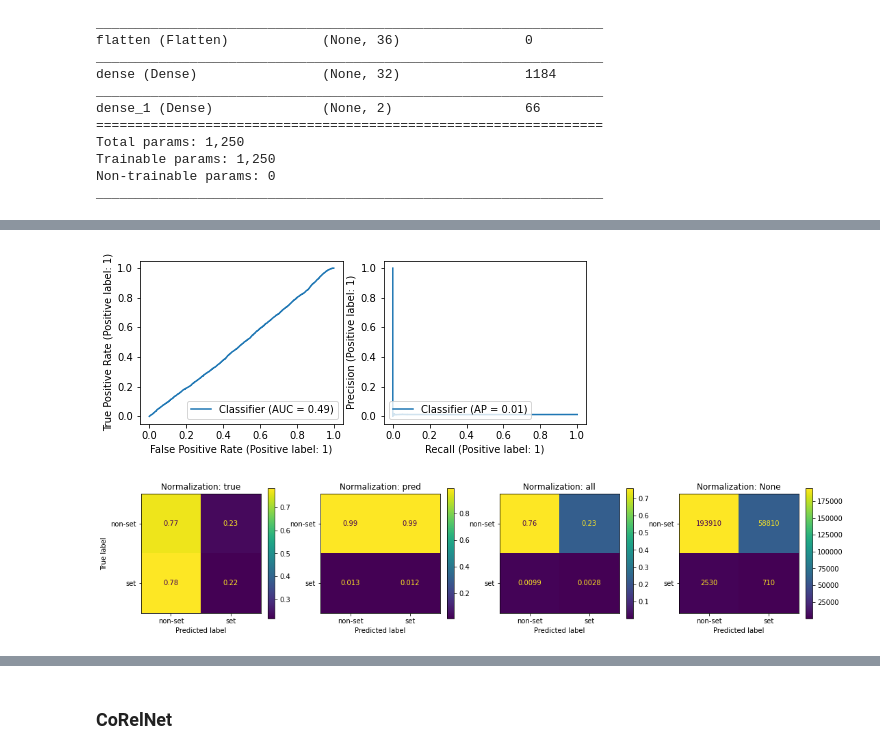
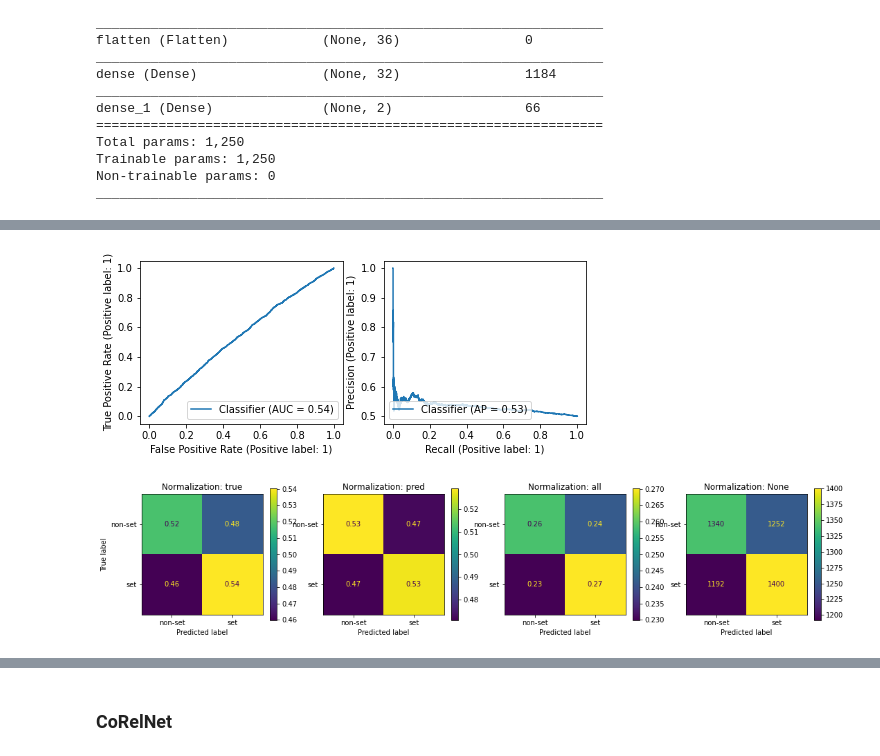
Before and after one commit to Awni00/relational-convolutions, a Jupyter notebook: experiments/set-experiments.ipynb, the cells around one changed output, grey strips where cells are left out. Drawn from its saved outputs; the diff is of its cells as text; code cells hidden in the pictures.

```diff
--- a/experiments/set-experiments.ipynb
+++ b/experiments/set-experiments.ipynb
@@ -228,10 +198,10 @@ True
 def create_callbacks():
     callbacks = [
         tf.keras.callbacks.EarlyStopping(monitor='val_loss', patience=10, mode='auto', restore_best_weights=True),
-        # tf.keras.callbacks.ReduceLROnPlateau( monitor='val_loss', factor=0.1, patience=5, verbose=1, mode='auto'),
+        tf.keras.callbacks.ReduceLROnPlateau( monitor='val_loss', factor=0.1, patience=5, verbose=1, mode='auto'),
         wandb.keras.WandbCallback(
             monitor="val_loss", log_weights=True, log_gradients=True, save_model=True, save_graph=True,
-            training_data=(X_train_ros, y_train_ros), validation_data=(X_val_ros, y_val_ros),
+            training_data=train_ds, validation_data=val_ds,
             labels=['non-set', 'set'], predictions=64, compute_flops=True)
         ]
     return callbacks
@@ -253,16 +223,13 @@ def eval_metrics(model):
     print('test set')
     pred_proba_test = model.predict(test_ds)
     pred_test = np.argmax(pred_proba_test, axis=1)
-    print(sklearn.metrics.classification_report(y_test, pred_test))
+    print(sklearn.metrics.classification_report(y_test[:,1], pred_test))
 
-    print('\ntest set (balanced via resampling)')
-    pred_test_res = np.argmax(model.predict(test_ds_res), axis=1)
-    print(sklearn.metrics.classification_report(y_test_res[:, 1], pred_test_res))
-
-    return pred_proba_test, pred_test, pred_test_res
+    return pred_proba_test, pred_test
 
 def log_to_wandb(y_test, pred_proba_test, pred_test):
     # log test-set metrics to W&B
+    y_test = np.array(y_test[:,1])
     wandb.log({"pr": wandb.plot.pr_curve(y_test, pred_proba_test, class_names)})
     wandb.log({"roc": wandb.plot.roc_curve(y_test, pred_proba_test, labels=class_names)})
     wandb.log({"confusion_matrix": wandb.plot.confusion_matrix(y_true=y_test, preds=pred_test, class_names=class_names)})
@@ -275,8 +242,8 @@ input_ = tf.keras.layers.Input(shape=(n_entities, base_encoding_dim), name='inpu
 
 x = tf.keras.layers.Flatten(name='flatten')(input_)
 
-x = tf.keras.layers.Dense(32, activation='relu')(x)
-x = tf.keras.layers.Dense(2, activation='softmax')(x)
+x = tf.keras.layers.Dense(32, activation='relu', name='dense1')(x)
+x = tf.keras.layers.Dense(2, activation='softmax', name='output')(x)
 
 non_rel_mlp = tf.keras.Model(input_, x, name='non_rel_mlp')
 non_rel_mlp.compile(loss=loss, optimizer=opt, metrics=metrics)
@@ -300,5 +267,5 @@ Non-trainable params: 0
 _________________________________________________________________
 # %%
 run = wandb.init(project='RelNN', group='Non-Relational MLP', save_code=True)
-history = non_rel_mlp.fit(train_ds_res, validation_data=val_ds_res, callbacks=create_callbacks(), **fit_kwargs)
+history = non_rel_mlp.fit(train_ds, validation_data=val_ds, callbacks=create_callbacks(), **fit_kwargs)
 # %% [output]
@@ -332,5 +312,5 @@ plot_history(history, ['loss', 'acc', 'auc'], figsize=(14,4));
 # %%
-pred_proba_test, pred_test, pred_test_res = eval_metrics(non_rel_mlp)
+pred_proba_test, pred_test = eval_metrics(non_rel_mlp)
 # %% [output]
 test set
               precision    recall  f1-score   support
@@ -359,11 +326,11 @@ wandb: WARNING wandb uses only 10000 data points to create the plots.
 # %%
-plot_roc_pr_curves(pred_proba_test, y_test);
+plot_roc_pr_curves(pred_proba_test, y_test[:,1]);
 # %% [output]
-[figure, old version]
+[figure, new version]
 # %%
-plot_confusion_matrices(y_test, pred_test);
+plot_confusion_matrices(y_test[:,1][:,1], pred_test);
 # %% [output]
-[figure, old version]
+[figure, new version]
 # %%
 wandb.finish()
 # %% [output]
```
Also changed, not shown: parts of 52 cells of this notebook.
